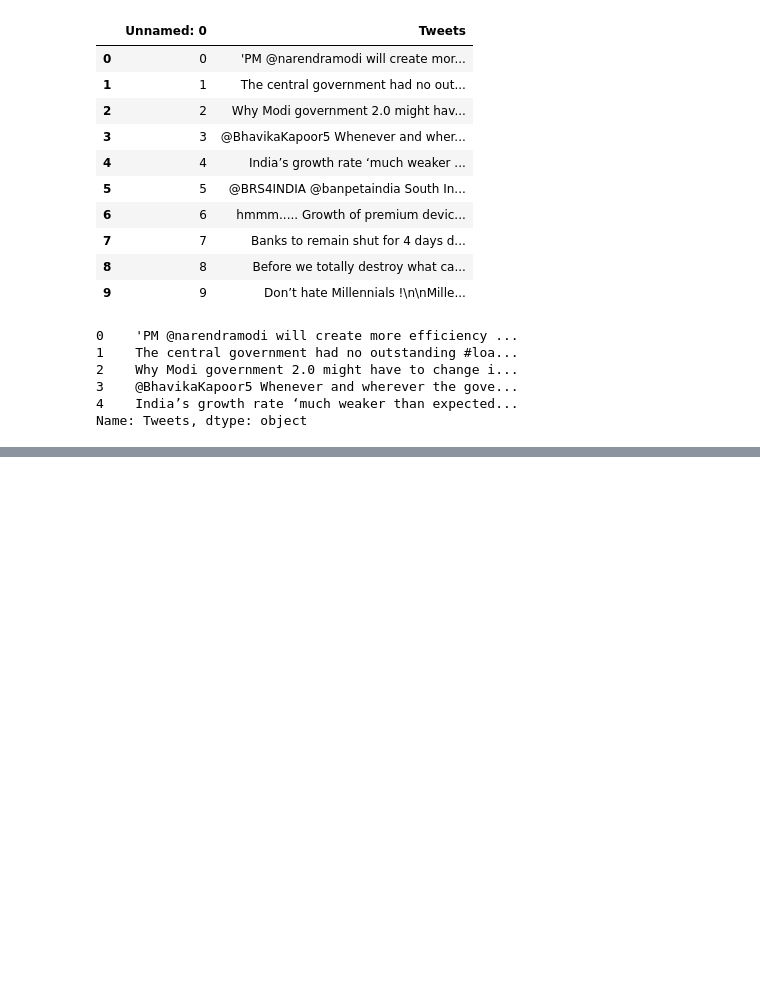
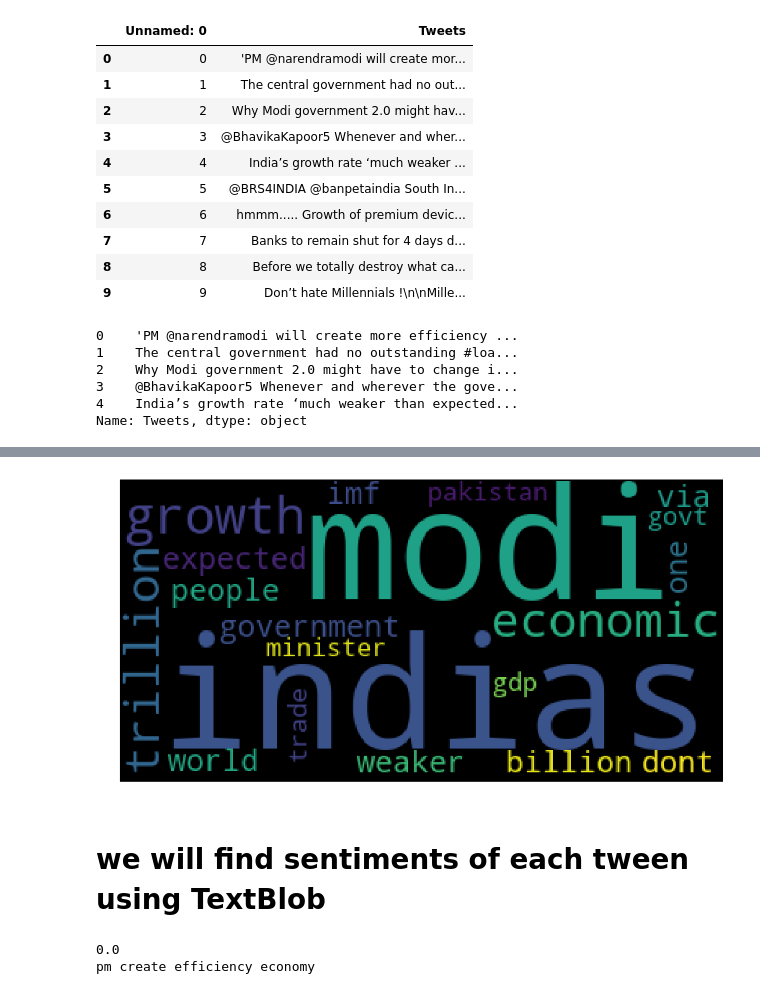
Before and after one commit to hpsuresh12345/Python-code, a Jupyter notebook: Tweepy_InfotainmentTweets.ipynb, the cells around one changed output, grey strips where cells are left out. Saved outputs shown, nothing was run; the diff lists cells and outputs as text; code cells hidden in the pictures; blank space fills up the shorter version.

```diff
--- a/Tweepy_InfotainmentTweets.ipynb
+++ b/Tweepy_InfotainmentTweets.ipynb
@@ -444,0 +570,25 @@ KeyError: ignored
+# %%
+from wordcloud import WordCloud, STOPWORDS
+import matplotlib.pyplot as plt
+word_string=" ".join(freq_word_df.Words)
+wordcloud = WordCloud(#stopwords=STOPWORDS,
+                     background_color='black',
+                     max_words=20
+                     ).generate(word_string)
+# %%
+plt.figure(figsize=(15,10))
+plt.clf()
+plt.imshow(wordcloud)
+plt.axis('off')
+plt.show()
+# %% [output]
+[figure, added]
+# %% [markdown]
+# we will find sentiments of each tween using TextBlob
+# %%
+sentiment_text=[TextBlob(tweet) for tweet in corpus]
+print(sentiment_text[0].polarity)
+print(sentiment_text[0])
+# %% [output]
+0.0
+pm create efficiency economy
```
Also changed, not shown: parts of 19 cells of this notebook.
